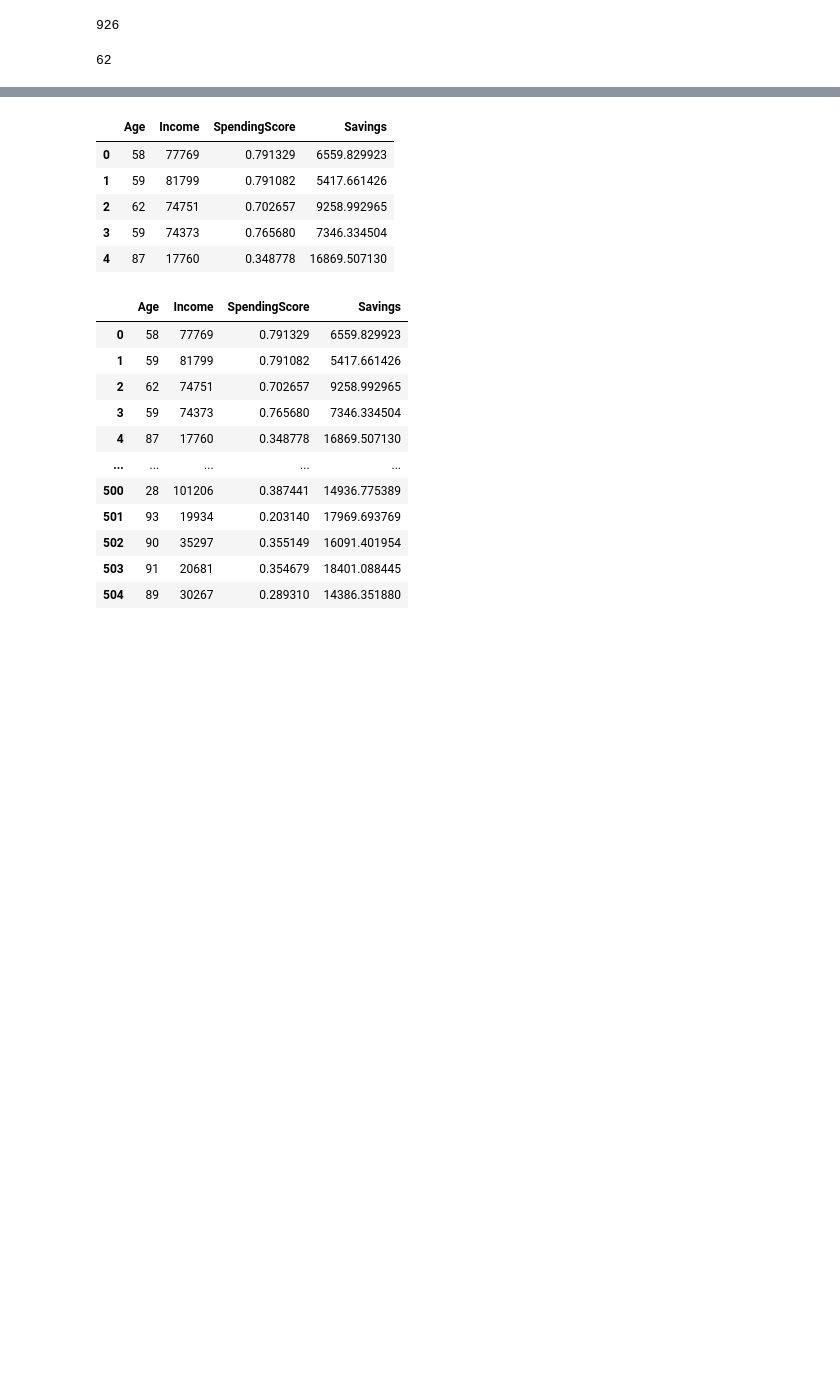
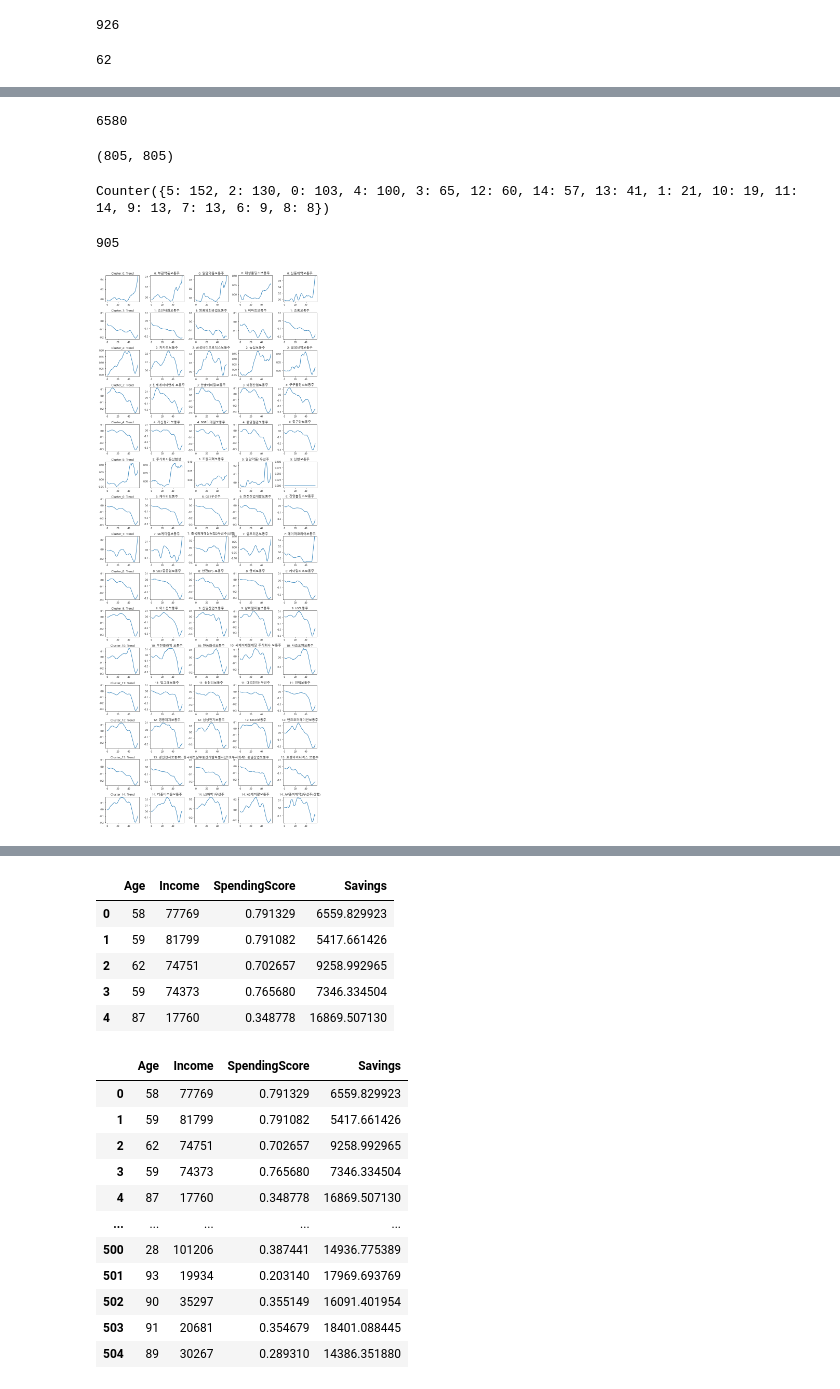
Before and after one commit to dong-hoon-lee/practices, a Jupyter notebook: projects/dacon/idea_competition/krx-big-data.ipynb, the cells around one changed output, grey strips where cells are left out. Saved outputs shown, nothing was run; the diff lists cells and outputs as text; code cells hidden in the pictures; blank space fills up the shorter version.

```diff
--- a/projects/dacon/idea_competition/krx-big-data.ipynb
+++ b/projects/dacon/idea_competition/krx-big-data.ipynb
@@ -621,6 +621,7 @@ len(data_2020.loc[data_2020['종목명'] == data_2020_names[6]])
 62
 # %%
 x = []
+names = []
 w = 5
 n = 61
 
@@ -641,5 +642,7 @@ for stock_item in tqdm(range(len(data_2020_names))):
 
     _df['x'] = pd.Series(_df['x']).rolling(w).mean()
     x.append(_df['x'].tolist()[w-1:])
+    names.append(data_2020_names[stock_item])
 
-x = np.array(x)
+X = np.array(x)
+names = np.array(names)
@@ -657,0 +676,4 @@ len(x)
+# %%
+df_symbol = pd.read_csv('./data/cluster_data/stock_info.csv', encoding='euc-kr')
+df_symbol = df_symbol[['단축코드', '한글 종목명']]
+df_symbol.head(1)
@@ -657,0 +687,11 @@ len(x)
+# %%
+for c in cluster_names:
+    _names = cluster_names[c]
+    globals()[f'symbols_{c}'] = []
+
+    for n in _names:
+        symbol_list = df_symbol.loc[df_symbol['한글 종목명'] == n, '단축코드'].tolist()
+        if len(symbol_list) > 0:
+            globals()[f'symbols_{c}'].append(symbol_list[0])
+
+symbols_0
@@ -657,0 +767,4 @@ len(x)
+# %%
+b.iloc[0]['Close']
+# %% [output]
+6580
@@ -657,0 +795,53 @@ len(x)
+# %%
+len(fdr_X), len(fdr_names)
+# %% [output]
+(805, 805)
+# %%
+fdr_model = kmeans_model(x=fdr_X, n_clusters=15)
+# %% [output]
+Counter({5: 152, 2: 130, 0: 103, 4: 100, 3: 65, 12: 60, 14: 57, 13: 41, 1: 21, 10: 19, 11: 14, 9: 13, 7: 13, 6: 9, 8: 8})
+# %%
+len(names)
+# %% [output]
+905
+# %%
+import matplotlib.font_manager as fm
+import matplotlib
+from scipy.spatial.distance import euclidean
+
+font_path = 'C:/Windows/Fonts/malgun.ttf'
+font_name = 'Malgun Gothic'
+fm.FontProperties(fname=font_path).get_name()
+matplotlib.rc('font', family=font_name)
+matplotlib.rc('axes', unicode_minus=False)
+
+def plot_clusters(model, X, names, k):
+    %matplotlib inline
+    c = 4
+    fig, axes = plt.subplots(nrows=k, ncols=c+1, figsize=(c*3, k*2))
+
+    for label in range(k):
+        x = model.cluster_centers_[label]
+        axes[label][0].plot(np.arange(len(x)), x)
+        axes[label][0].set_title(f'Cluster_{label}: Trend')
+        axes[label][0].set_ylim([min(x.min()-0.01, 0.1), max(x.max()+0.01, 0.1)])
+        n = 0
+        _X = X[model.labels_ == label]
+        _names = names[model.labels_ == label]
+        dist = [euclidean(x, _x) for _x in _X]
+        idxs = np.argsort(dist)[:c]
+
+        for x, name in zip(_X[idxs], _names[idxs]):
+            n += 1
+            axes[label][n].plot(np.arange(len(x)), x)
+            axes[label][n].set_title(f'{label}: {name}')
+            axes[label][n].set_ylim([min(x.min()-0.01, 0.1), max(x.max()+0.01, 0.1)])
+            if n >= c:
+                break
+
+    plt.tight_layout()
+    plt.show()
+
+plot_clusters(kmeans_model, X, names, k)
+# %% [output]
+[figure, added]
```
Also changed, not shown: parts of 26 cells of this notebook, 1 other file.
